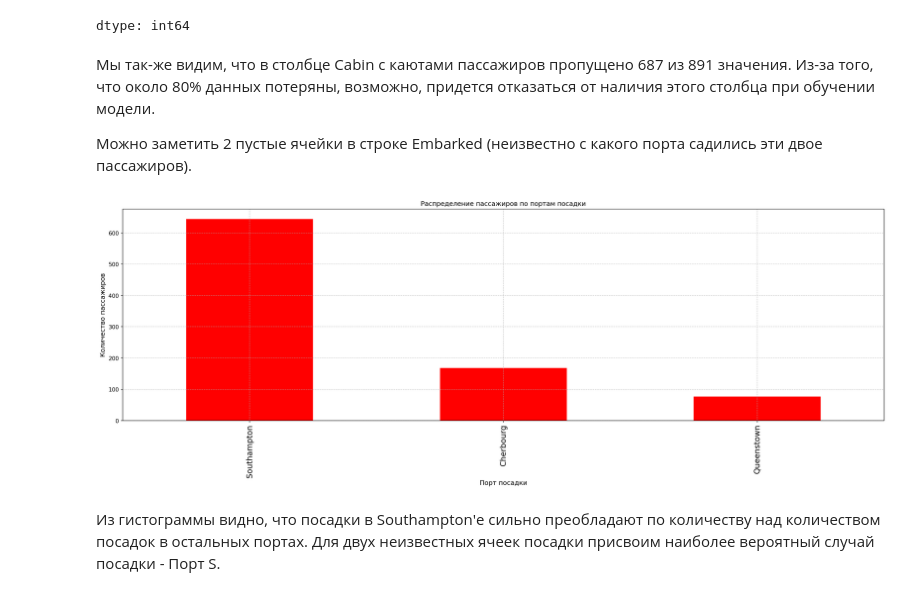
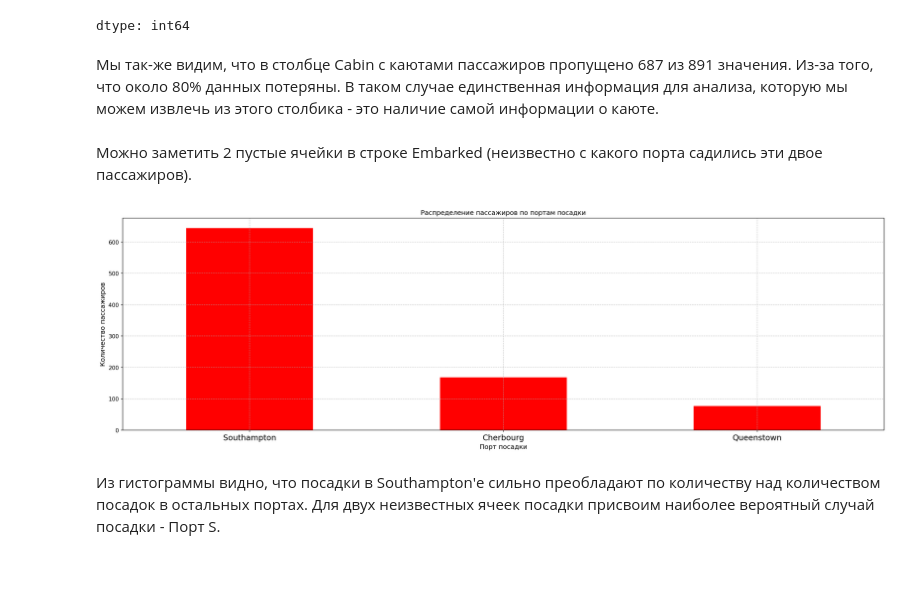
Before and after one commit to neuezeldaa/TItanic_Kaggle, a Jupyter notebook: Titanic_Kaggle_Zolotov.ipynb, the cells around one changed output. Saved outputs shown, nothing was run; the diff lists cells and outputs as text; code cells hidden in the pictures; blank space fills up the shorter version.

```diff
--- a/Titanic_Kaggle_Zolotov.ipynb
+++ b/Titanic_Kaggle_Zolotov.ipynb
@@ -236,19 +236,20 @@ data.isna().sum()
 | Title | 1 |
 dtype: int64
 # %% [markdown]
-Мы так-же видим, что в столбце Cabin с каютами пассажиров пропущено 687 из 891 значения. Из-за того, что около 80% данных потеряны, возможно, придется отказаться от наличия этого столбца при обучении модели.
-
-Можно заметить 2 пустые ячейки в строке Embarked (неизвестно с какого порта садились эти двое пассажиров).
+Мы так-же видим, что в столбце Cabin с каютами пассажиров пропущено 687 из 891 значения. Из-за того, что около 80% данных потеряны. В таком случае единственная информация для анализа, которую мы можем извлечь из этого столбика - это наличие самой информации о каюте.
+# %% [markdown]
+Можно заметить 2 пустые ячейки в строке Embarked (неизвестно с какого порта садились эти двое пассажиров).
 # %%
 data['Embarked'].map({'S': 'Southampton', 'C': 'Cherbourg', 'Q': 'Queenstown'}).value_counts().plot(kind='bar', color='red')
 # Метод value_counts() считает сколько раз встречается S, C, Q соответственно. Метод plot() строит столбчатую диаграмму (bar plot) на основе полученных значений
 plt.title('Распределение пассажиров по портам посадки')
 plt.xlabel('Порт посадки')
 plt.ylabel('Количество пассажиров')
+plt.xticks(rotation=0)
 plt.grid(True, linestyle='--', alpha=0.7)
 plt.show()
 # %% [output]
-[figure, old version]
+[figure, new version]
 # %% [markdown]
 Из гистограммы видно, что посадки в Southampton'е сильно преобладают по количеству над количеством посадок в остальных портах. Для двух неизвестных ячеек посадки присвоим наиболее вероятный случай посадки - Порт S.
 # %%
```
Also changed, not shown: parts of 15 cells of this notebook.
